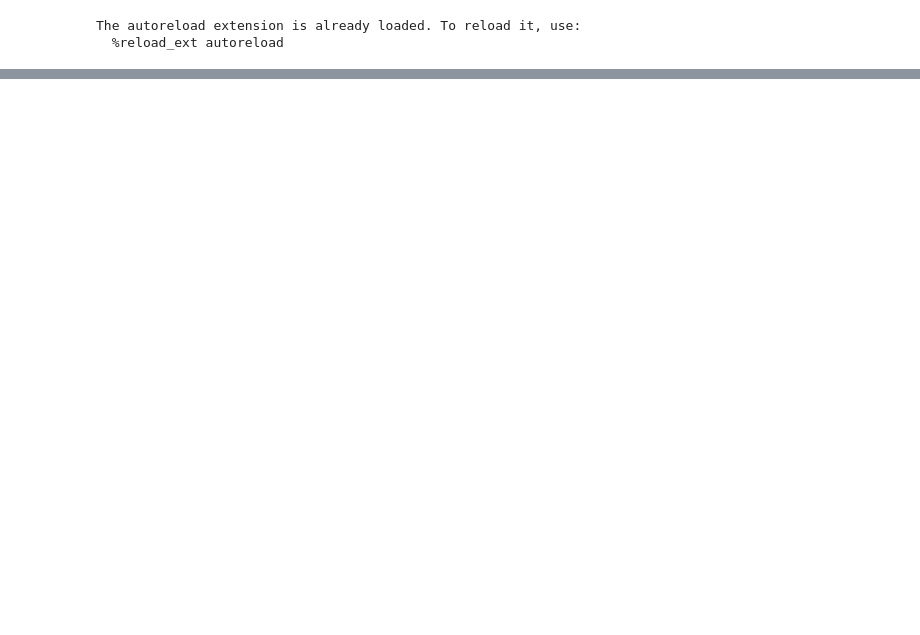
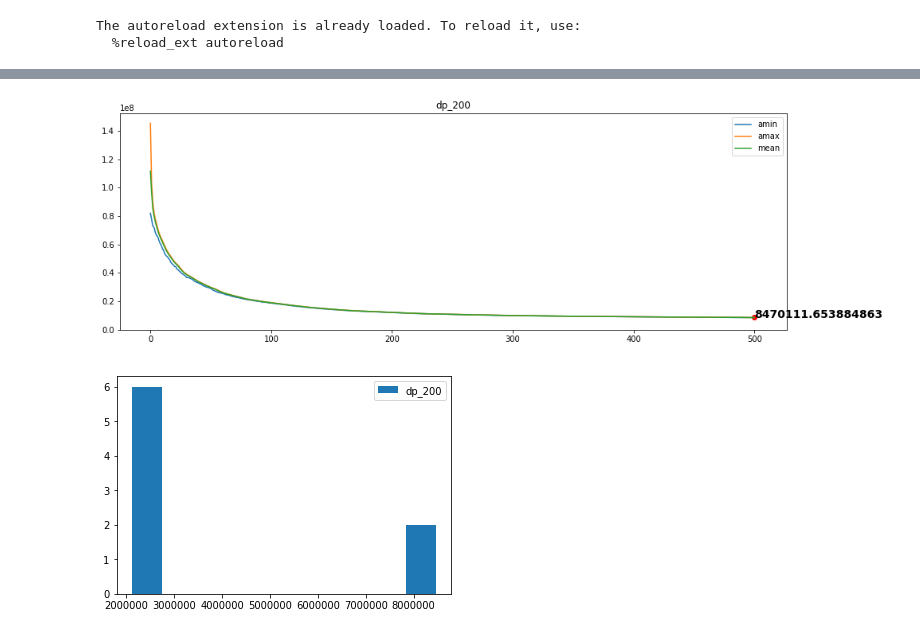
Before and after one commit to kkulczak/evolutional-algorithms, a Jupyter notebook: list03/Benchmark_Unconstrained_Global_Optimization.ipynb, the cells around one changed output, grey strips where cells are left out. Drawn from its saved outputs; the diff is of its cells as text; code cells hidden in the pictures; blank space fills up the shorter version.

```diff
--- a/list03/Benchmark_Unconstrained_Global_Optimization.ipynb
+++ b/list03/Benchmark_Unconstrained_Global_Optimization.ipynb
@@ -36,0 +38,6 @@ plot_hist({'simple': [ES_mu_lambda(griewank, 30, **default_kwargs) for x in rang
+# %%
+%%time
+run_multiproc_hist({**default_kwargs, **instance_kwargs}, 2)
+# %% [output]
+[figure, added]
+[figure, added]
```
Also changed, not shown: parts of 10 cells of this notebook, 3 other files.
